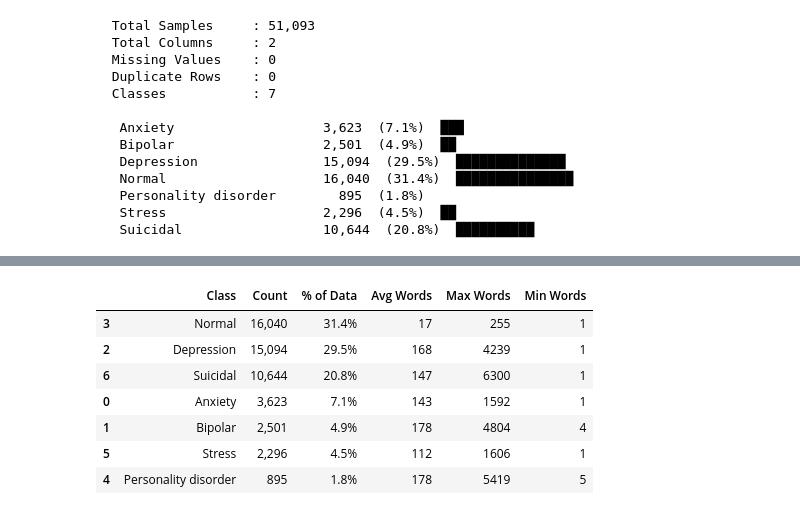
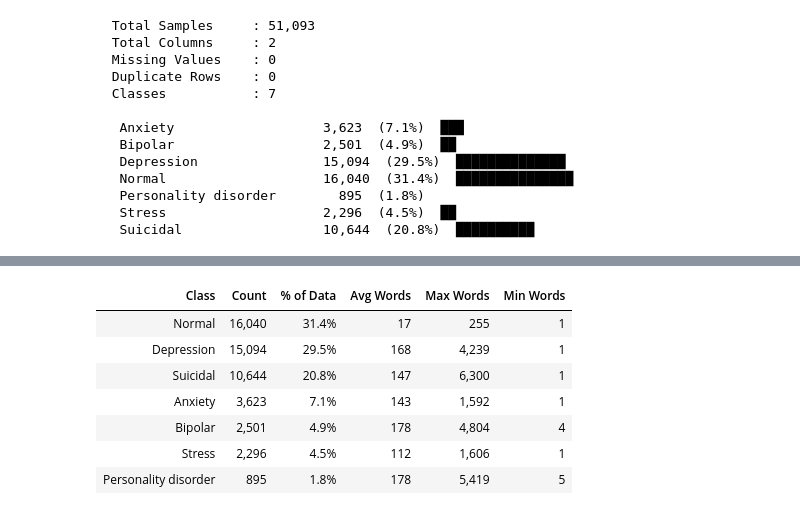
Before and after one commit to Vaibhav2040/MindBridge, a Jupyter notebook: notebooks/01_EDA.ipynb, the cells around one changed output, grey strips where cells are left out. Cells and saved outputs as stored; diff of their text form; code cells hidden in the pictures.

```diff
--- a/notebooks/01_EDA.ipynb
+++ b/notebooks/01_EDA.ipynb
@@ -74,28 +74,43 @@ for cls in sorted(df['status'].unique()):
 # %%
-df['word_count'] = df['statement'].apply(lambda x: len(str(x).split()))
-df['char_count'] = df['statement'].apply(lambda x: len(str(x)))
+styled_summary = (
+    summary.style
+    .hide(axis='index')
+    .format({
+        'Count': '{:,}',
+        '% of Data': '{:.1f}%',
+        'Avg Words': '{:,.0f}',
+        'Max Words': '{:,.0f}',
+        'Min Words': '{:,.0f}',
+        'Avg Chars': '{:,.0f}'
+    })
+    .bar(subset=['Count'], color='#8b5cf6')
+    .bar(subset=['% of Data'], color='#a78bfa')
+    .set_properties(**{
+        'background-color': '#111827',
+        'color': '#f9fafb',
+        'border': '1px solid #374151',
+        'font-size': '13px',
+        'text-align': 'center',
+        'padding': '10px 12px'
+    })
+    .set_properties(subset=['Class'], **{
+        'text-align': 'left',
+        'font-weight': '600'
+    })
+    .set_table_styles([
+        {
+            'selector': 'th',
+            'props': [
+                ('background-color', '#8b5cf6'),
+                ('color', 'white'),
+                ('font-size', '13px'),
+                ('padding', '12px'),
+                ('border', '1px solid #8b5cf6')
+            ]
+        }
+    ])
+    .set_caption("MindBridge — Class-wise Dataset Summary")
+)
 
-summary = df.groupby('status').agg(
-    Count=('statement', 'count'),
-    Avg_Words=('word_count', 'mean'),
-    Max_Words=('word_count', 'max'),
-    Min_Words=('word_count', 'min')
-).reset_index()
-summary['Percentage'] = (summary['Count'] / summary['Count'].sum() * 100).round(1)
-summary['Avg_Words'] = summary['Avg_Words'].round(0).astype(int)
-summary = summary.sort_values('Count', ascending=False)
-summary.columns = ['Class', 'Count', 'Avg Words', 'Max Words', 'Min Words', '% of Data']
-summary = summary[['Class', 'Count', '% of Data', 'Avg Words', 'Max Words', 'Min Words']]
-
-summary.style\
-    .background_gradient(cmap='Blues', subset=['Count'])\
-    .background_gradient(cmap='Oranges', subset=['Avg Words'])\
-    .bar(subset=['% of Data'], color='#4ECDC4')\
-    .format({'% of Data': '{:.1f}%', 'Count': '{:,}'})\
-    .set_properties(**{'font-size': '13px', 'text-align': 'center'})\
-    .set_table_styles([{
-        'selector': 'th',
-        'props': [('background-color', '#764ba2'), ('color', 'white'),
-                  ('font-size', '13px'), ('text-align', 'center'), ('padding', '8px')]
-    }])
+styled_summary
 # %% [output]
@@ -102,9 +118,9 @@ summary.style\
-|  | Class | Count | % of Data | Avg Words | Max Words | Min Words |
-| 3 | Normal | 16,040 | 31.4% | 17 | 255 | 1 |
-| 2 | Depression | 15,094 | 29.5% | 168 | 4239 | 1 |
-| 6 | Suicidal | 10,644 | 20.8% | 147 | 6300 | 1 |
-| 0 | Anxiety | 3,623 | 7.1% | 143 | 1592 | 1 |
-| 1 | Bipolar | 2,501 | 4.9% | 178 | 4804 | 4 |
-| 5 | Stress | 2,296 | 4.5% | 112 | 1606 | 1 |
-| 4 | Personality disorder | 895 | 1.8% | 178 | 5419 | 5 |
+| Class | Count | % of Data | Avg Words | Max Words | Min Words |
+| Normal | 16,040 | 31.4% | 17 | 255 | 1 |
+| Depression | 15,094 | 29.5% | 168 | 4,239 | 1 |
+| Suicidal | 10,644 | 20.8% | 147 | 6,300 | 1 |
+| Anxiety | 3,623 | 7.1% | 143 | 1,592 | 1 |
+| Bipolar | 2,501 | 4.9% | 178 | 4,804 | 4 |
+| Stress | 2,296 | 4.5% | 112 | 1,606 | 1 |
+| Personality disorder | 895 | 1.8% | 178 | 5,419 | 5 |
 # %% [markdown]
```
Also changed, not shown: parts of 17 cells of this notebook, 30 other files.
